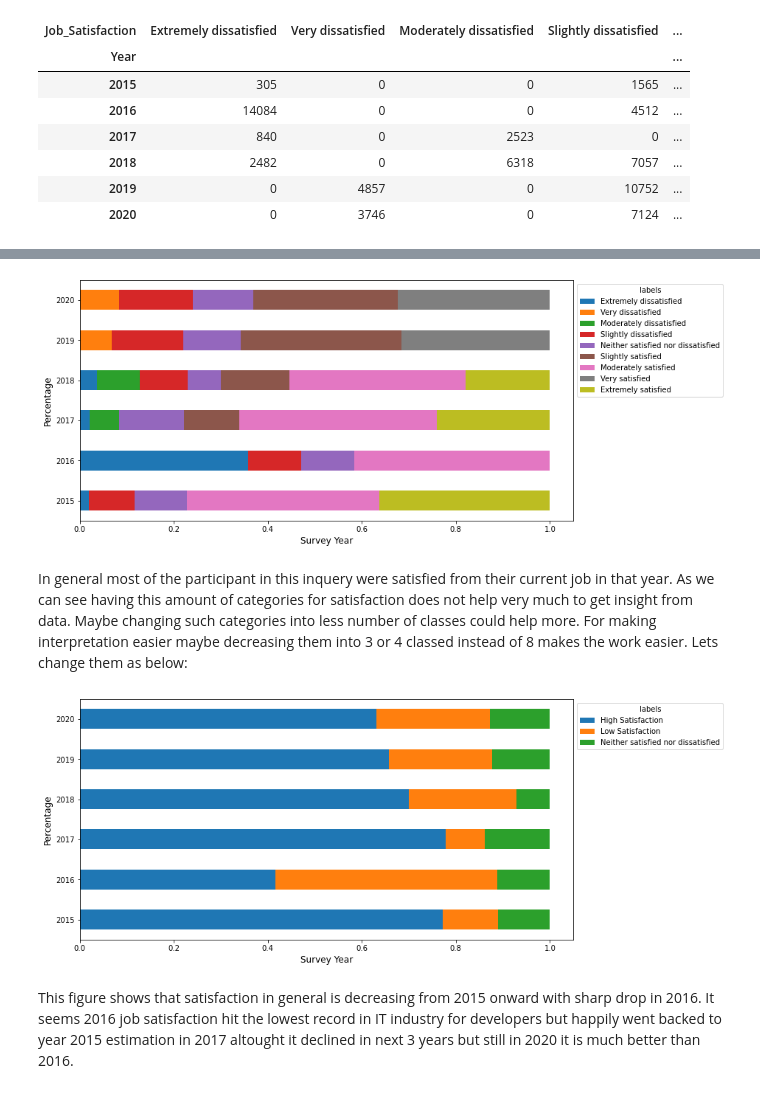
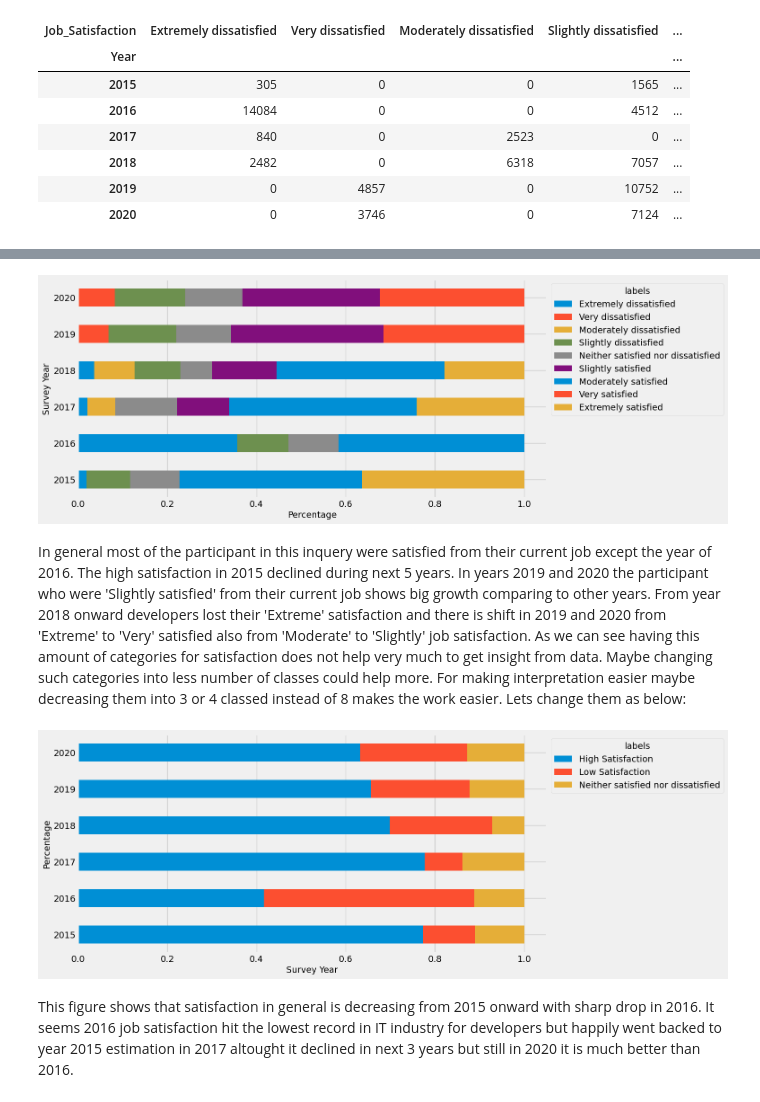
Before and after one commit to alirezakfz/project_stackoverflow, a Jupyter notebook: Data_Visualization.ipynb, the cells around one changed output, grey strips where cells are left out. Drawn from its saved outputs; the diff is of its cells as text; code cells hidden in the pictures.

Commit message:
upload figures

```diff
--- a/Data_Visualization.ipynb
+++ b/Data_Visualization.ipynb
@@ -96,15 +75,28 @@ df_temp
 # %%
+# plt.style.use('Solarize_Light2')
+plt.style.use('fivethirtyeight')
+
+#plt.tight_layout()
 ax = df_temp.plot(kind='barh', stacked=True, figsize=(12, 6))
-ax.set_ylabel('Percentage',fontsize=12)
-ax.set_xlabel('Survey Year',fontsize=12)
-plt.legend(title='labels', bbox_to_anchor=(1.0, 1), loc='upper left')
+ax.set_ylabel('Survey Year',fontsize=14)
+ax.set_xlabel('Percentage',fontsize=14)
+plt.legend(title='labels', bbox_to_anchor=(1.0, 1), loc='upper left',fontsize=14)
 plt.show()
+ax.figure.savefig('./figures/survey_all_years.png', bbox_inches = "tight")
+#fig = ax.get_figure()
+#fig.savefig('./figures/survey_all_years2.png')
 # %% [output]
-[figure, old version]
+[figure, new version]
 # %% [markdown]
-In general most of the participant in this inquery were satisfied from their current job in that year.
+In general most of the participant in this inquery were satisfied from their current job except the year of 2016. The high satisfaction in 2015 declined during next 5 years. In years 2019 and 2020 the participant who were 'Slightly satisfied' from their current job shows big growth comparing to other years. From year 2018 onward developers lost their 'Extreme' satisfaction and there is shift in 2019 and 2020 from 'Extreme' to 'Very' satisfied also from 'Moderate' to 'Slightly' job satisfaction.
 As we can see having this amount of categories for satisfaction does not help very much to get insight from data. Maybe changing such categories into less number of classes could help more. For making interpretation easier maybe decreasing them into 3 or 4 classed instead of 8 makes the work easier. Lets change them as below:
 # %%
+#font = {'family' : 'DejaVu Sans', 'weight' : 'bold', 'size'   : 22}
+
+#plt.rc('font', **font)
+#plt.style.use('default')
+
+plt.style.use('fivethirtyeight')
 dic_sat ={'Extremely dissatisfied':'Low Satisfaction','Very dissatisfied':'Low Satisfaction',
           'Moderately dissatisfied':'Low Satisfaction','Slightly dissatisfied':'Low Satisfaction',
           'Slightly satisfied':'High Satisfaction' ,'Moderately satisfied':'High Satisfaction' ,
@@ -124,12 +116,13 @@ df_temp = pd.crosstab(index=[df_temp['Year']], columns=df_temp['Job_Satisfaction
 df_temp = df_temp.div(df_temp.sum(axis=1), axis=0)
 
 ax = df_temp.plot(kind='barh', stacked=True, figsize=(12, 6))
-ax.set_ylabel('Percentage',fontsize=12)
-ax.set_xlabel('Survey Year',fontsize=12)
-plt.legend(title='labels', bbox_to_anchor=(1.0, 1), loc='upper left')
+ax.set_ylabel('Percentage',fontsize=14)
+ax.set_xlabel('Survey Year',fontsize=14)
+plt.legend(title='labels', bbox_to_anchor=(1.0, 1), loc='upper left',fontsize=14)
 plt.show()
+ax.figure.savefig('./figures/survey_all_years2.png', bbox_inches = "tight")
 # %% [output]
-[figure, old version]
+[figure, new version]
 # %% [markdown]
 This figure shows that satisfaction in general is decreasing from 2015 onward with sharp drop in 2016. It seems 2016 job satisfaction hit the lowest record in IT industry for developers but happily went backed to year 2015 estimation in 2017 altought it declined in next 3 years but still in 2020 it is much better than 2016.
 # %% [markdown]
```
Also changed, not shown: parts of 46 cells of this notebook, 22 other files.
